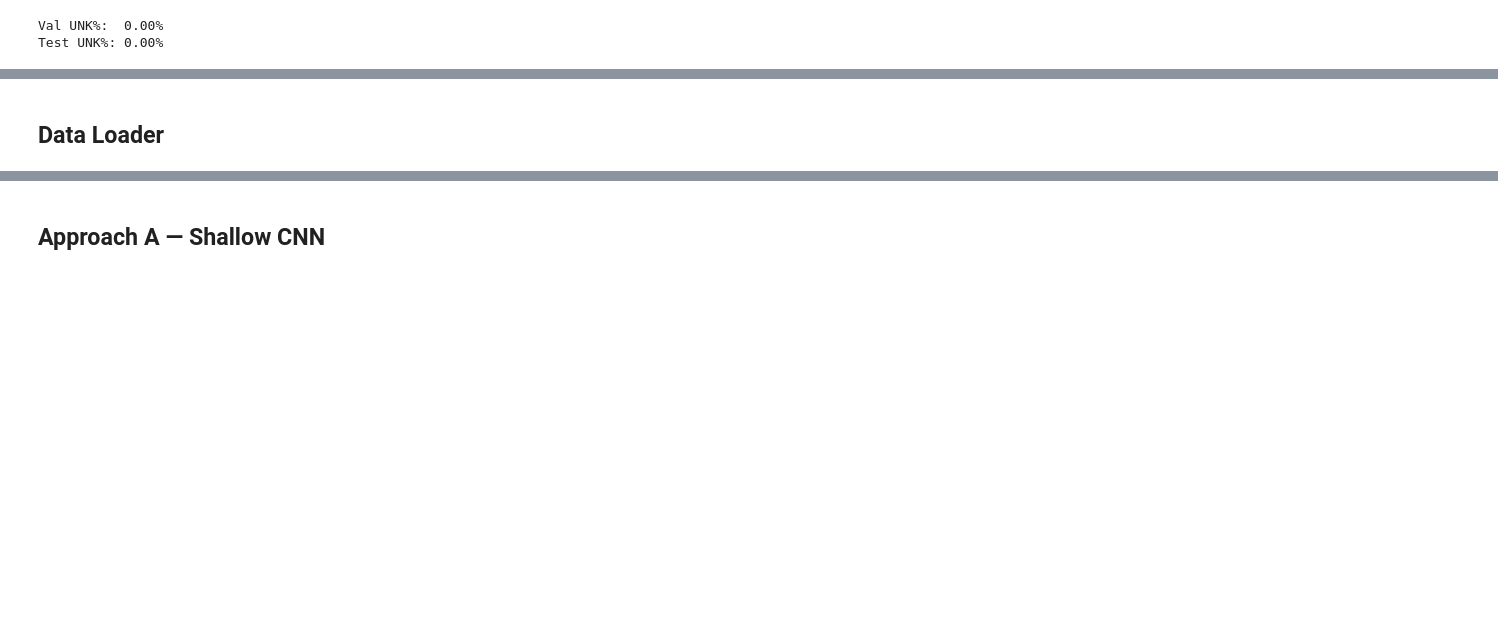
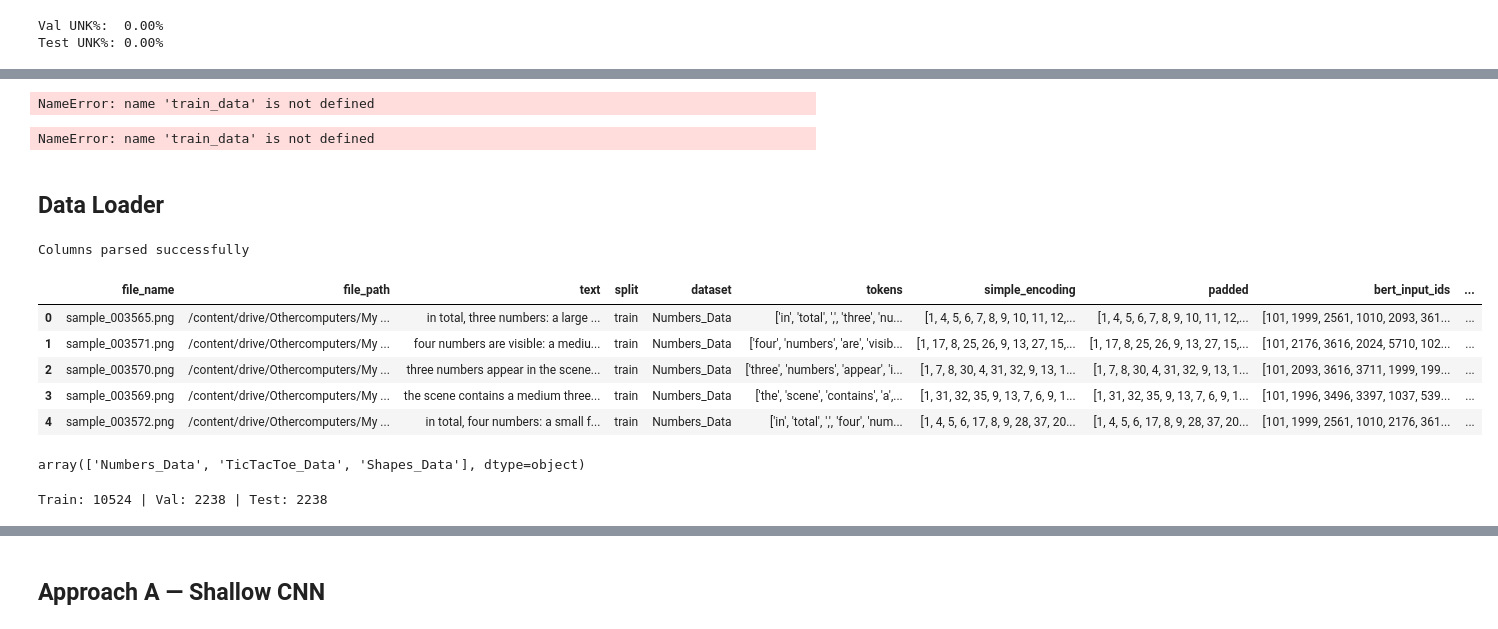
Before and after one commit to Baishali0103/IATA_Grp35, a Jupyter notebook: Neural_Network_Image_to_Sentence_Mapping.ipynb, the cells around one changed output, grey strips where cells are left out. Cells and saved outputs as stored; diff of their text form; code cells hidden in the pictures; blank space fills up the shorter version.

```diff
--- a/Neural_Network_Image_to_Sentence_Mapping.ipynb
+++ b/Neural_Network_Image_to_Sentence_Mapping.ipynb
@@ -530,0 +560,23 @@ Test UNK%: 0.00%
+# %%
+def bert_encode_batch(texts):
+    encoded = bert_tokenizer(
+        texts.tolist(),
+        add_special_tokens=True,
+        truncation=True,
+        max_length=150,
+        padding="max_length",
+        return_attention_mask=True,
+        return_token_type_ids=False
+    )
+    return encoded["input_ids"], encoded["attention_mask"]
+
+for df in [train_data, val_data, test_data]:
+    ids, masks = bert_encode_batch(df["text"])
+    df["bert_input_ids"] = ids
+    df["bert_attention_mask"] = masks
+# %% [output]
+NameError: name 'train_data' is not defined
+# %%
+train_data.head()
+# %% [output]
+NameError: name 'train_data' is not defined
@@ -531,4 +587,36 @@ Test UNK%: 0.00%
 # %% [markdown]
 ## Data Loader
+# %%
+df = pd.read_csv(os.path.join(DATA_DIR,"master_encoded_data.csv"))
+df= df.drop(columns=["Unnamed: 0"])
+
+cols_to_parse = ['padded', 'simple_encoding', 'bert_input_ids', 'bert_attention_mask']
+
+for col in cols_to_parse:
+    if col in df.columns:
+        df[col] = df[col].apply(ast.literal_eval)
+
+print("Columns parsed successfully")
+df.head()
+# %% [output]
+Columns parsed successfully
+|  | file_name | file_path | text | split | dataset | tokens | simple_encoding | padded | bert_input_ids | ... |
+| 0 | sample_003565.png | /content/drive/Othercomputers/My ... | in total, three numbers: a large ... | train | Numbers_Data | ['in', 'total', ',', 'three', 'nu... | [1, 4, 5, 6, 7, 8, 9, 10, 11, 12,... | [1, 4, 5, 6, 7, 8, 9, 10, 11, 12,... | [101, 1999, 2561, 1010, 2093, 361... | ... |
+| 1 | sample_003571.png | /content/drive/Othercomputers/My ... | four numbers are visible: a mediu... | train | Numbers_Data | ['four', 'numbers', 'are', 'visib... | [1, 17, 8, 25, 26, 9, 13, 27, 15,... | [1, 17, 8, 25, 26, 9, 13, 27, 15,... | [101, 2176, 3616, 2024, 5710, 102... | ... |
+| 2 | sample_003570.png | /content/drive/Othercomputers/My ... | three numbers appear in the scene... | train | Numbers_Data | ['three', 'numbers', 'appear', 'i... | [1, 7, 8, 30, 4, 31, 32, 9, 13, 1... | [1, 7, 8, 30, 4, 31, 32, 9, 13, 1... | [101, 2093, 3616, 3711, 1999, 199... | ... |
+| 3 | sample_003569.png | /content/drive/Othercomputers/My ... | the scene contains a medium three... | train | Numbers_Data | ['the', 'scene', 'contains', 'a',... | [1, 31, 32, 35, 9, 13, 7, 6, 9, 1... | [1, 31, 32, 35, 9, 13, 7, 6, 9, 1... | [101, 1996, 3496, 3397, 1037, 539... | ... |
+| 4 | sample_003572.png | /content/drive/Othercomputers/My ... | in total, four numbers: a small f... | train | Numbers_Data | ['in', 'total', ',', 'four', 'num... | [1, 4, 5, 6, 17, 8, 9, 28, 37, 20... | [1, 4, 5, 6, 17, 8, 9, 28, 37, 20... | [101, 1999, 2561, 1010, 2176, 361... | ... |
+# %%
+df['dataset'].unique()
+# %% [output]
+array(['Numbers_Data', 'TicTacToe_Data', 'Shapes_Data'], dtype=object)
+# %%
+train_data = df[df['split'] == 'train'].reset_index(drop=True)
+val_data   = df[df['split'] == 'val'].reset_index(drop=True)
+test_data  = df[df['split'] == 'test'].reset_index(drop=True)
+
+print(f"Train: {len(train_data)} | Val: {len(val_data)} | Test: {len(test_data)}")
+# %% [output]
+Train: 10524 | Val: 2238 | Test: 2238
 # %%
 class ImageCaptionDataset(Dataset):
```
Also changed, not shown: parts of 94 cells of this notebook.
